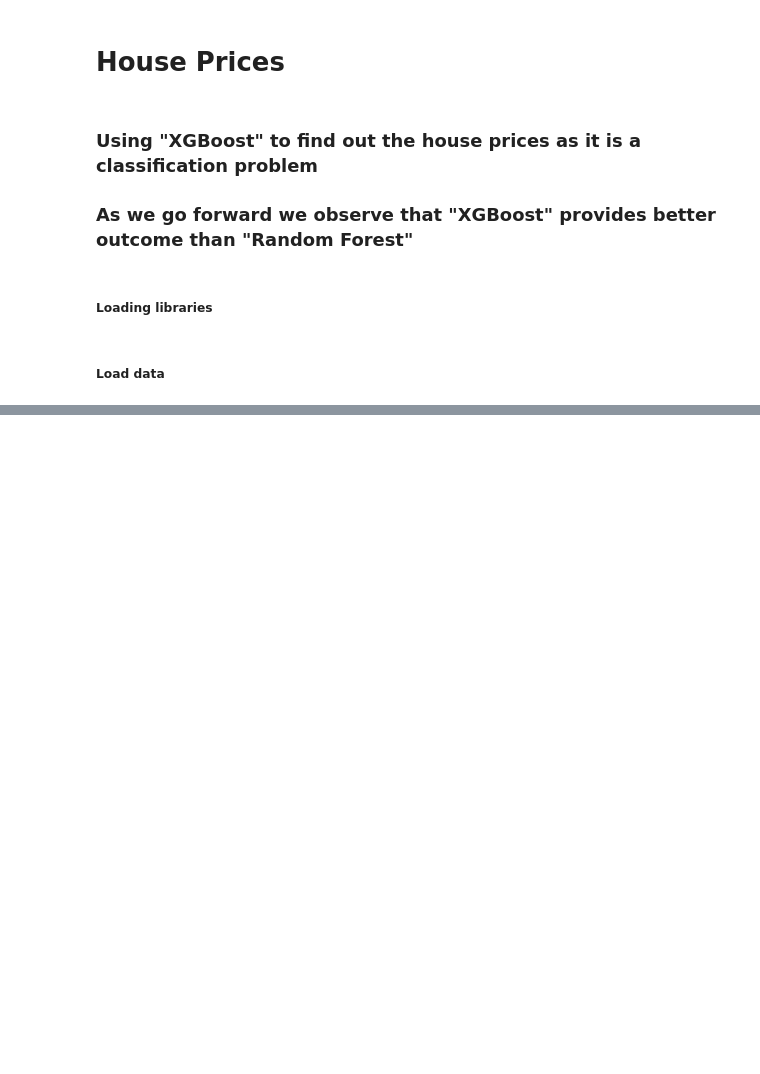
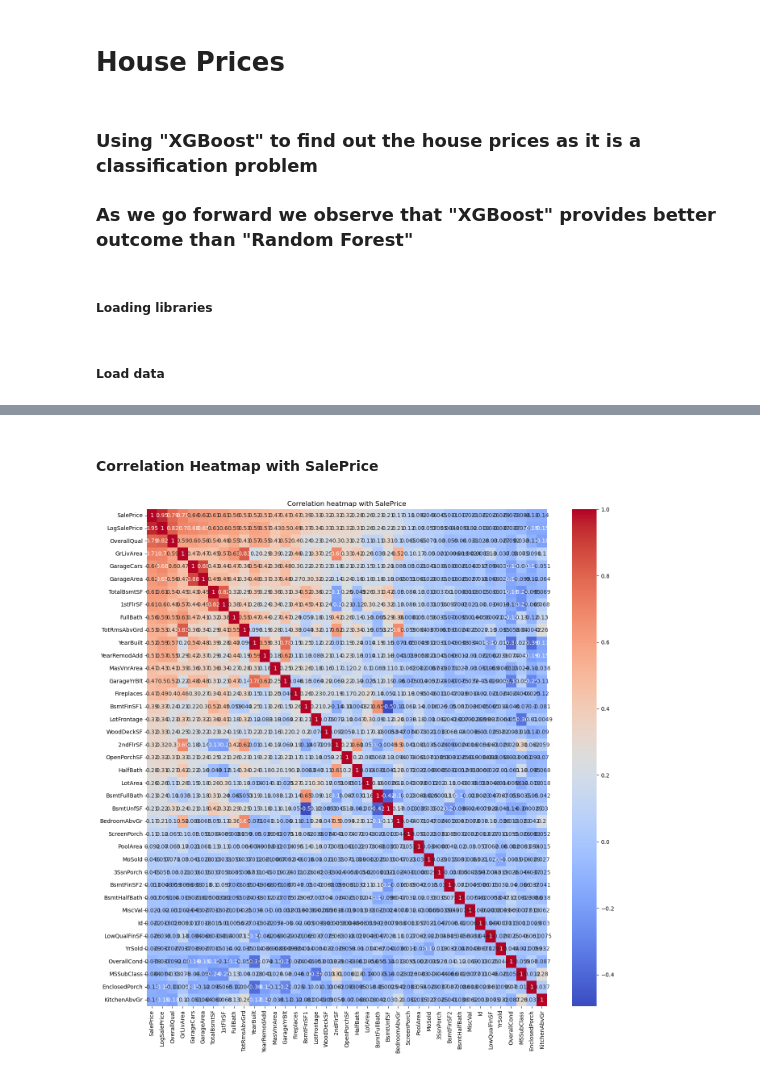
Before and after one commit to shreyashtm/House-Prices-Kaggle, a Jupyter notebook: notebooks/housePrices.ipynb, the cells around one changed output, grey strips where cells are left out. Drawn from its saved outputs; the diff is of its cells as text; code cells hidden in the pictures; blank space fills up the shorter version.

```diff
--- a/notebooks/housePrices.ipynb
+++ b/notebooks/housePrices.ipynb
@@ -25,0 +162,5 @@ System       bin          etc          private      usr
+# %%
+corr_matrix = train.corr(numeric_only=True)
+
+top_corr_features = corr_matrix['SalePrice'].sort_values(ascending=False).abs().index
+top_corr_features
@@ -25,0 +177,9 @@ System       bin          etc          private      usr
+# %% [markdown]
+#### Correlation Heatmap with SalePrice
+# %%
+plt.figure(figsize=(16,16))
+sb.heatmap(corr_matrix.loc[top_corr_features, top_corr_features], annot=True, cmap='coolwarm')
+plt.title("Correlation heatmap with SalePrice")
+plt.show()
+# %% [output]
+[figure, added]
```
Also changed, not shown: parts of 45 cells of this notebook, 1 other file.
